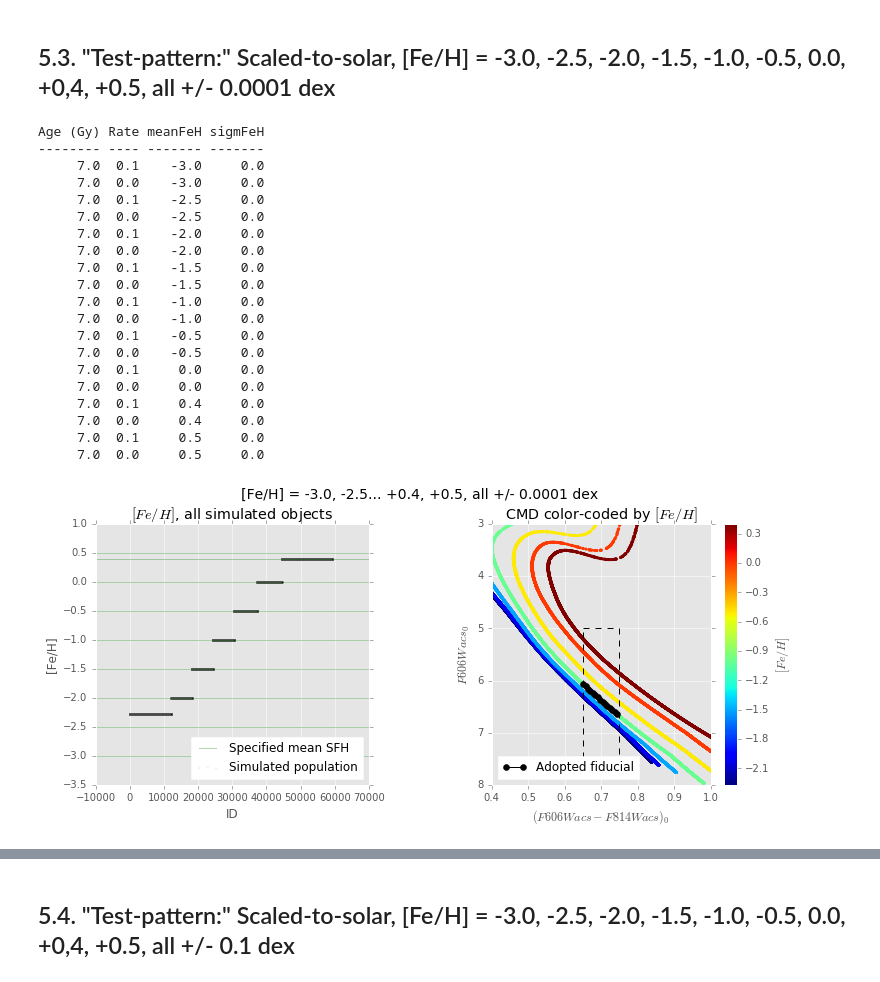
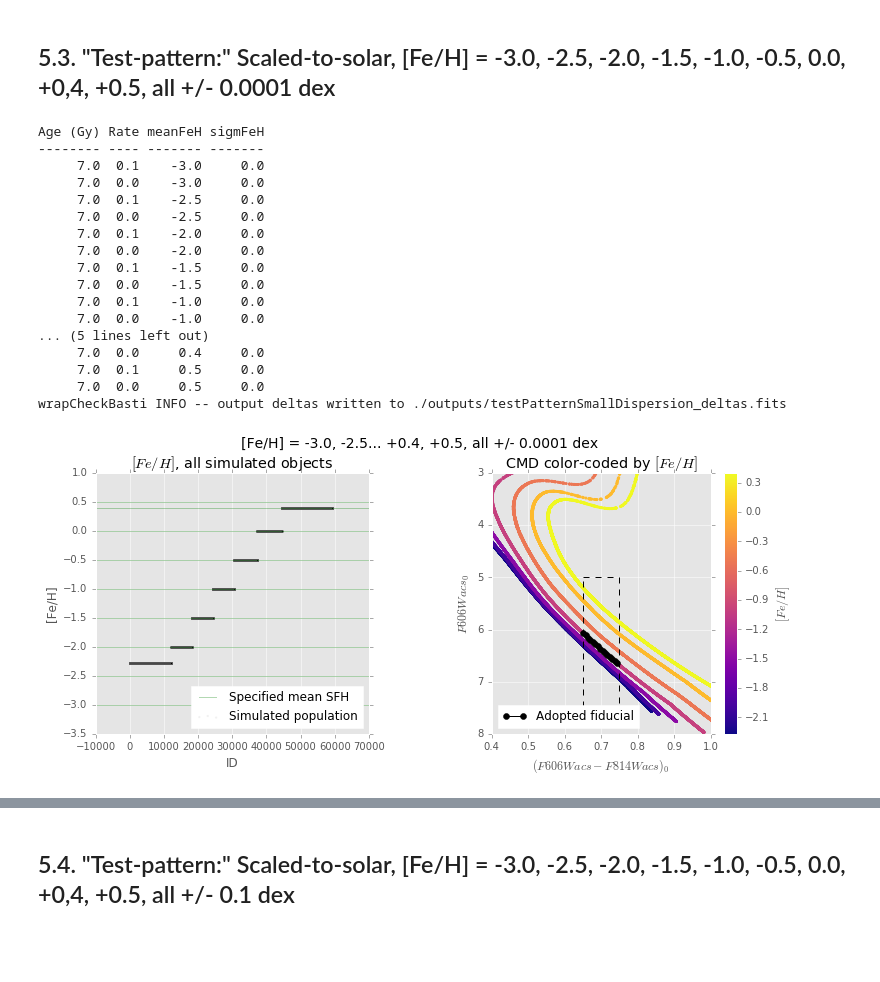
Before and after one commit to willclarkson/bastiTest, a Jupyter notebook: notebooks/2017-09-08_quicklookBaSTi_truncation.ipynb, the cells around one changed output, grey strips where cells are left out. Drawn from its saved outputs; the diff is of its cells as text; code cells hidden in the pictures; blank space fills up the shorter version.

```diff
--- a/notebooks/2017-09-08_quicklookBaSTi_truncation.ipynb
+++ b/notebooks/2017-09-08_quicklookBaSTi_truncation.ipynb
@@ -140,7 +147,7 @@ def findMedianSequence(vCol, vMag, bShow, bPoly, xLo=0.7, xHi=0.8, yLo=5.0, yHi=
 def showSelectedData(tPop, bShow, xLo, xHi, yLo, yHi, \
                          vXmed, vYmed, parsMed, \
                     colorMin=0.4, colorMax=1.0, magMin=3., magMax=8., \
-                    cmFeH='jet', \
+                    cmFeH='plasma', \
                     colMagBlu='F606Wacs', colMagRed='F814Wacs', colMagMag='F606Wacs', \
                     figNam='TEST', sTitle='', \
                     fehRange=np.array([]), \
@@ -241,7 +248,7 @@ def showSelectedData(tPop, bShow, xLo, xHi, yLo, yHi, \
 # %%
 # refactored our plotting cell into a method...
 def showDeltas(difSel, fehSel, colSel, idSel, nBins=50, \
-               cmapVsFeh='RdBu_r', cmapVsCol='jet', \
+               cmapVsFeh='RdBu_r', cmapVsCol='plasma', \
               colMagBlu='F606Wacs', colMagRed='F814Wacs', \
               colMagMag='F606Wacs', figNam='TEST', \
               sTitle=''):
@@ -284,7 +291,7 @@ def showDeltas(difSel, fehSel, colSel, idSel, nBins=50, \
 
     # scatter - delta vs color
     dumResCol = ax22.scatter(difSel, colSel, c=fehSel, cmap=cmapVsCol, \
-                            alpha=0.3, edgecolor='None', s=9)
+                            alpha=0.5, edgecolor='None', s=9)
     ax22.set_ylabel(sLabelColor)
     ax22.set_xlabel(sLabelDelta)
 
@@ -431,7 +471,7 @@ yLo = 5.0
 yHi = 7.5
 
 # bins for histogram
-nBins=100
+nBins=75
 
 # control variables for the fit
 degFit=3
@@ -500,32 +540,32 @@ Age (Gy) Rate meanFeH sigmFeH
 # %% [markdown]
 ## 5.3.  "Test-pattern:" Scaled-to-solar, [Fe/H] = -3.0, -2.5, -2.0, -1.5, -1.0, -0.5, 0.0, +0,4, +0.5, all +/- 0.0001 dex ##
 # %%
-stemPop2 = './testPattern_s0p001_ss/Synth_Pop__Sep_7_22.54.18_CEST_2017_'
-sStem2='%s/testPatternSmallDispersion' % (dirPlots)
+stemPop2 = 'testPattern_s0p001_ss/Synth_Pop__Sep_7_22.54.18_CEST_2017_'
+sName2='testPatternSmallDispersion'
 sTitl2='[Fe/H] = -3.0, -2.5... +0.4, +0.5, all +/- 0.0001 dex'
+
+sStem2='%s/%s' % (dirPlots, sName2)
+sDelt2='%s/%s_deltas.fits' % (dirOuts, sName2)
 # %%
 wrapCheckBasti(stemPop2, degFit, nMed, nMin, xLo, xHi, yLo, yHi, figStem=sStem2, nBins=nBins, \
                sTitle=sTitl2, stripes=True, \
-              bothFigs=True)
+              bothFigs=True, pathOut=sDelt2)
 # %% [output]
 Age (Gy) Rate meanFeH sigmFeH
 -------- ---- ------- -------
      7.0  0.1    -3.0     0.0
      7.0  0.0    -3.0     0.0
      7.0  0.1    -2.5     0.0
      7.0  0.0    -2.5     0.0
      7.0  0.1    -2.0     0.0
      7.0  0.0    -2.0     0.0
      7.0  0.1    -1.5     0.0
      7.0  0.0    -1.5     0.0
      7.0  0.1    -1.0     0.0
      7.0  0.0    -1.0     0.0
-     7.0  0.1    -0.5     0.0
-     7.0  0.0    -0.5     0.0
-     7.0  0.1     0.0     0.0
-     7.0  0.0     0.0     0.0
-     7.0  0.1     0.4     0.0
+... (5 lines left out)
      7.0  0.0     0.4     0.0
      7.0  0.1     0.5     0.0
      7.0  0.0     0.5     0.0
+wrapCheckBasti INFO -- output deltas written to ./outputs/testPatternSmallDispersion_deltas.fits
-[figure, old version]
+[figure, new version]
```
Also changed, not shown: parts of 17 cells of this notebook, 17 other files.
